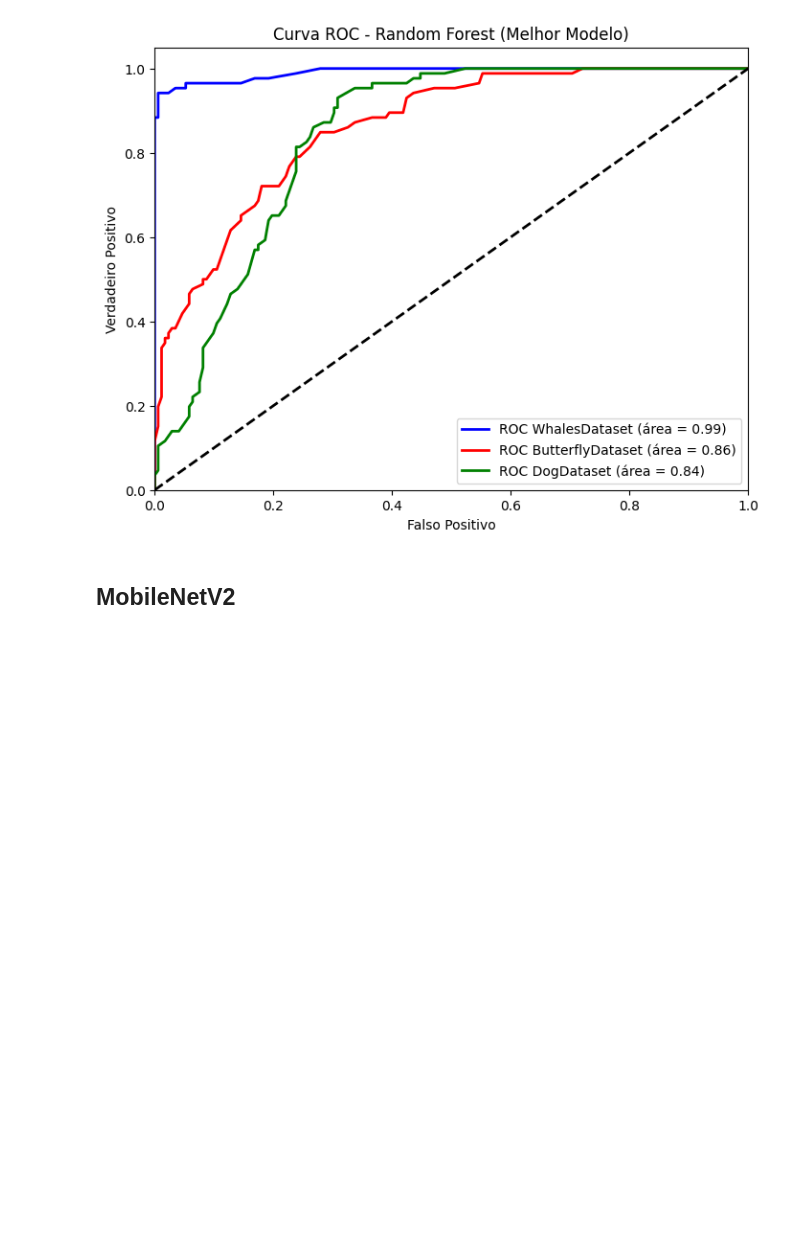
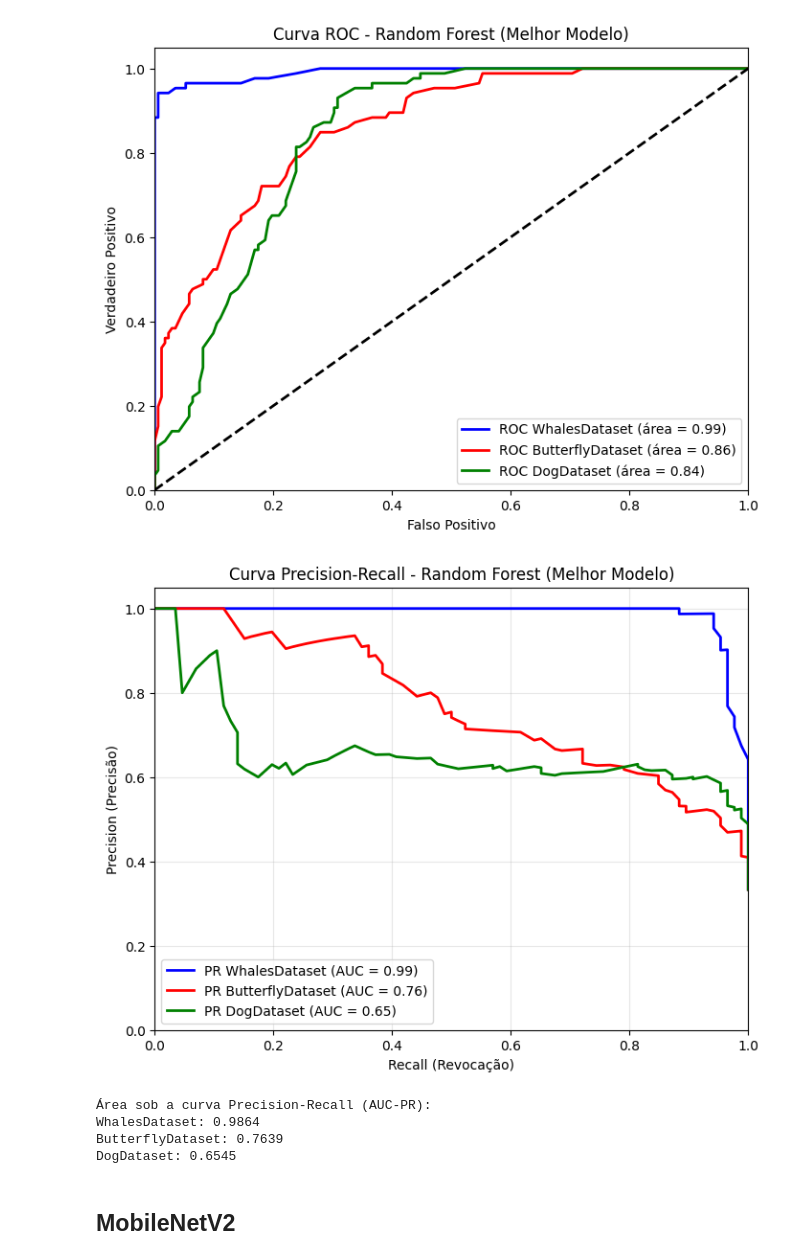
Before and after one commit to JulliaFernandes/Classificador_multiclasse_animais, a Jupyter notebook: main.ipynb, the cells around one changed output. Cells and saved outputs as stored; diff of their text form; code cells hidden in the pictures; blank space fills up the shorter version.

```diff
--- a/main.ipynb
+++ b/main.ipynb
@@ -101,6 +89,8 @@ for split, origem_split, destino_split in [
 # %% [markdown]
 ## Random Forest
 # %%
+img_size = (150, 150)
+
 def carregar_dados(pasta, classes, img_size):
     X, y = [], []
     for label, classe in enumerate(classes):
@@ -234,5 +279,54 @@ plt.legend(loc="lower right")
 plt.show()
 # %% [output]
 [figure]
+# %%
+from sklearn.metrics import precision_recall_curve, average_precision_score
+from sklearn.preprocessing import label_binarize
+from itertools import cycle
+import matplotlib.pyplot as plt
+import numpy as np
+
+# Fazer predições para Random Forest
+y_pred_best_rf = best_model_rf.predict(X_test)
+y_score_rf = best_model_rf.predict_proba(X_test)  # Probabilidades para cada classe
+
+# Binarizar os labels verdadeiros
+y_true_rf_bin = label_binarize(y_test, classes=range(len(classes)))
+
+# Calcular Precision-Recall para cada classe
+precision_rf = dict()
+recall_rf = dict()
+pr_auc_rf = dict()
+
+for i in range(len(classes)):
+    precision_rf[i], recall_rf[i], _ = precision_recall_curve(y_true_rf_bin[:, i], y_score_rf[:, i])
+    pr_auc_rf[i] = average_precision_score(y_true_rf_bin[:, i], y_score_rf[:, i])
+
+# Plotar a curva Precision-Recall
+plt.figure(figsize=(8, 6))
+colors = cycle(['blue', 'red', 'green'])
+for i, color in zip(range(len(classes)), colors):
+    plt.plot(recall_rf[i], precision_rf[i], color=color, lw=2,
+             label=f'PR {classes[i]} (AUC = {pr_auc_rf[i]:0.2f})')
+
+plt.xlim([0.0, 1.0])
+plt.ylim([0.0, 1.05])
+plt.xlabel('Recall (Revocação)')
+plt.ylabel('Precision (Precisão)')
+plt.title('Curva Precision-Recall - Random Forest (Melhor Modelo)')
+plt.legend(loc="lower left")
+plt.grid(True, alpha=0.3)
+plt.show()
+
+# Mostrar os valores AUC-PR
+print("\nÁrea sob a curva Precision-Recall (AUC-PR):")
+for i, classe in enumerate(classes):
+    print(f"{classe}: {pr_auc_rf[i]:.4f}")
+# %% [output]
+[figure, added]
+Área sob a curva Precision-Recall (AUC-PR):
+WhalesDataset: 0.9864
+ButterflyDataset: 0.7639
+DogDataset: 0.6545
 # %% [markdown]
 ## MobileNetV2
```
Also changed, not shown: parts of 13 cells of this notebook.
